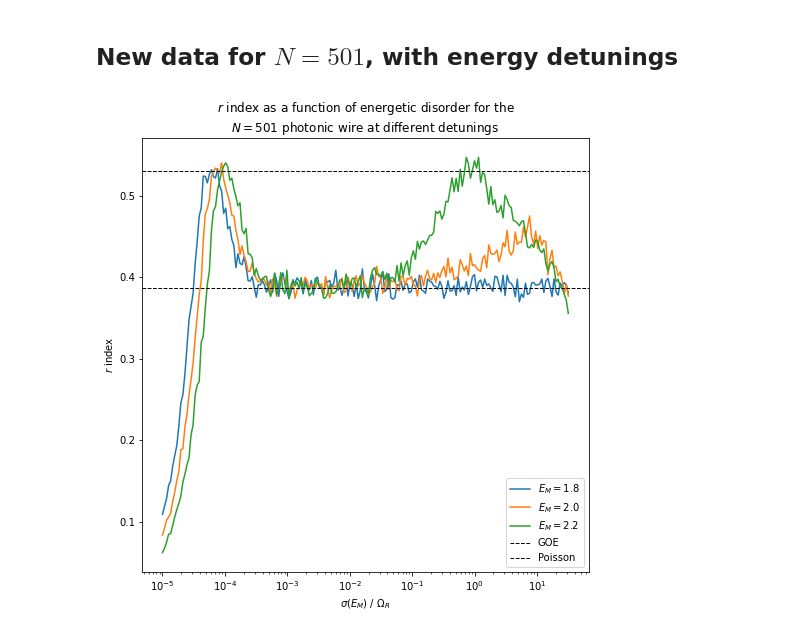
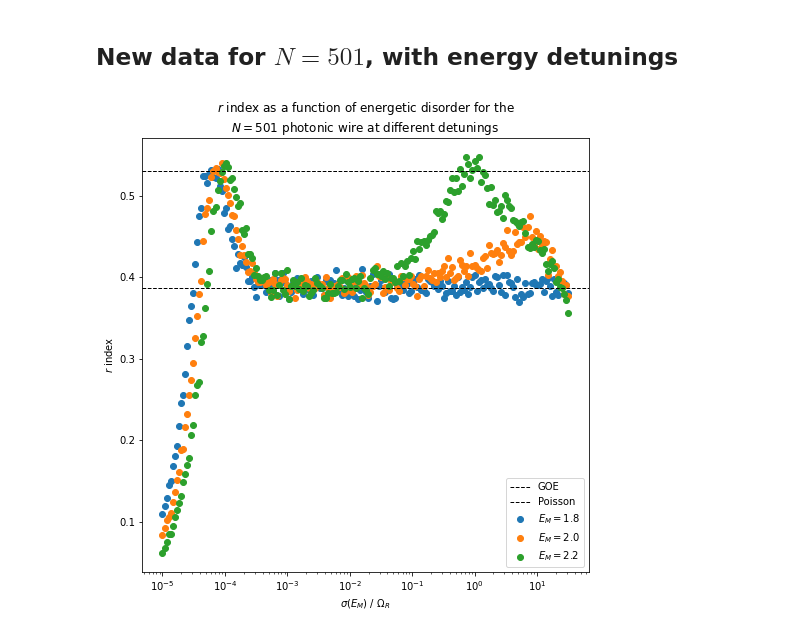
Before and after one commit to brianz98/eigenstate-thermolization, a Jupyter notebook: data.ipynb, the cells around one changed output. Drawn from its saved outputs; the diff is of its cells as text; code cells hidden in the pictures.

Commit message:
Update figure

```diff
--- a/data.ipynb
+++ b/data.ipynb
@@ -80,19 +80,19 @@ points = 10**points
 r_18 = np.load('calcs/energy_disorder-501-50nm-1.80--5.000-1.50-200.npy')
 r_20 = np.load('calcs/energy_disorder-501-50nm-2.00--5.000-1.50-200.npy')
 r_22 = np.load('calcs/energy_disorder-501-50nm-2.20--5.000-1.50-200.npy')
-# %%
-f,ax = plt.subplots(figsize=(8,8))
-ax.plot(points, r_18, label=r'$E_M=1.8$')
-ax.plot(points, r_20, label=r'$E_M=2.0$')
-ax.plot(points, r_22, label=r'$E_M=2.2$')
-ax.set_xscale('log')
-ax.axhline(0.5307, c='k', linestyle='--', linewidth=1, label='GOE')
-ax.axhline(0.3863, c='k', linestyle='--', linewidth=1, label='Poisson')
-ax.set_xlabel(r'$\sigma(E_M)$ / $\Omega_R$')
-ax.set_ylabel(r'$r$ index')
-ax.legend()
-ax.set_title(r'''$r$ index as a function of energetic disorder for the
-$N=501$ photonic wire at different detunings''')
-f.savefig('detuning.pdf')
-# %% [output]
-[figure, removed]
+# %%
+f,ax = plt.subplots(figsize=(8,8))
+ax.scatter(points, r_18, label=r'$E_M=1.8$')
+ax.scatter(points, r_20, label=r'$E_M=2.0$')
+ax.scatter(points, r_22, label=r'$E_M=2.2$')
+ax.set_xscale('log')
+ax.axhline(0.5307, c='k', linestyle='--', linewidth=1, label='GOE')
+ax.axhline(0.3863, c='k', linestyle='--', linewidth=1, label='Poisson')
+ax.set_xlabel(r'$\sigma(E_M)$ / $\Omega_R$')
+ax.set_ylabel(r'$r$ index')
+ax.legend()
+ax.set_title(r'''$r$ index as a function of energetic disorder for the
+$N=501$ photonic wire at different detunings''')
+f.savefig('detuning.pdf')
+# %% [output]
+[figure, added]
```
Also changed, not shown: 2 other files.
